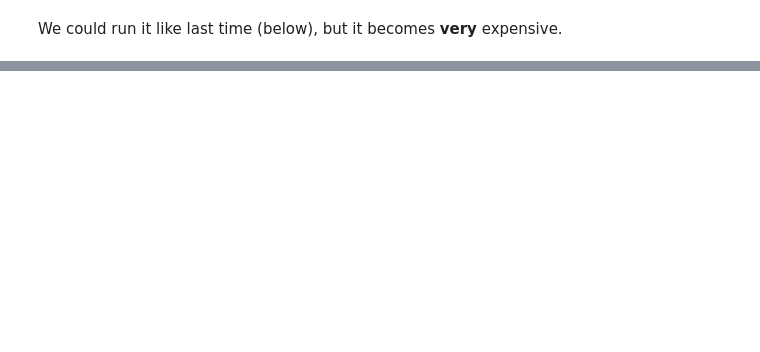
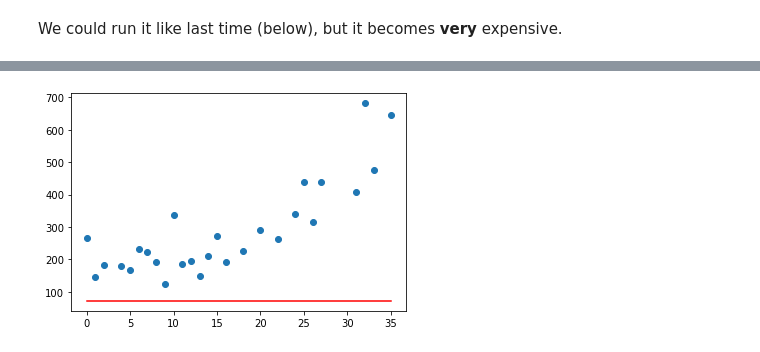
Before and after one commit to rtwhite1546/Spring-2021-Intro-to-Machine-Learning, a Jupyter notebook: Week-4-Numerical-Optimization/Week4.ipynb, the cells around one changed output, grey strips where cells are left out. Saved outputs shown, nothing was run; the diff lists cells and outputs as text; code cells hidden in the pictures; blank space fills up the shorter version.

```diff
--- a/Week-4-Numerical-Optimization/Week4.ipynb
+++ b/Week-4-Numerical-Optimization/Week4.ipynb
@@ -656,0 +869,48 @@ It turns out, this problem is not particularly easy for a few reasons:
+# %%
+# read the shampoo sales dataset
+data = pd.read_csv('data/shampoo.csv')
+
+# save the targets
+y = data['Sales'].to_numpy()
+
+# make a column vector of 0s with n elements
+X = np.zeros([y.shape[0], 1])
+
+# convert the vector to (0, 1, 2, ..., n)
+X[:,0] = [i for i in range(y.shape[0])]
+
+#X = scale(X)
+
+# split the data into train and test sets
+trainX, testX, trainY, testY = train_test_split(X, y, test_size = 0.25, random_state = 1)
+# %%
+model = GaussianRBFnetwork(d = 1, M = 2, alpha = 0.001)
+
+model.fit(trainX, trainY, epochs = 10000, update = 1000)
+
+# predict the outputs
+trainPredictions = model.predict(trainX)
+
+# plot the training points
+plt.scatter(trainX, trainY, label = 'Training Data')
+
+# plot the fitted model with the training data
+xModel = np.atleast_2d(np.linspace(X[0][0],X[-1][0],100)).T
+
+# compute the predicted curve
+yModel = model.predict(xModel)
+print(yModel)
+
+plt.plot(xModel, yModel, 'r')
+
+testPredictions = model.predict(testX)
+
+# compute the training and test mean absolute error
+trainError = mean_absolute_error(trainY, trainPredictions)
+testError = mean_absolute_error(testY, testPredictions)
+
+# return quality metrics
+print('The r^2 score is', r2_score(trainY, trainPredictions))
+print('The mean absolute error on the training set is', trainError)
+print('The mean absolute error on the testing set is', testError)
+# %% [output]
@@ -656,0 +934 @@ It turns out, this problem is not particularly easy for a few reasons:
+[figure, added]
```
Also changed, not shown: parts of 13 cells of this notebook, 3 other files.
